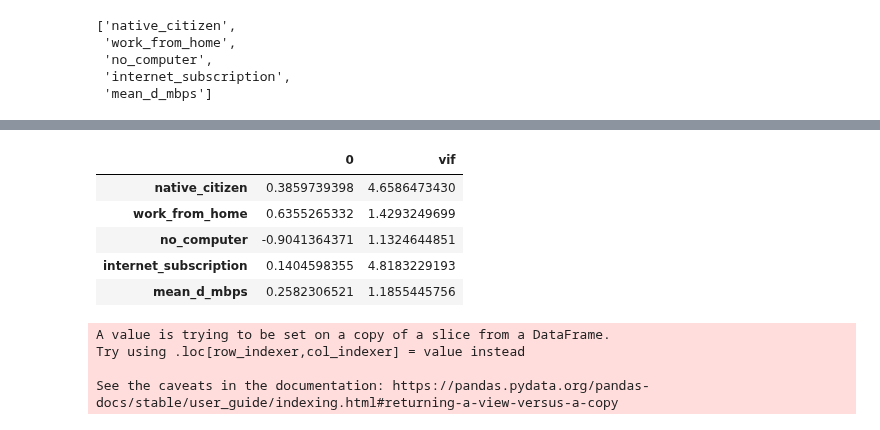
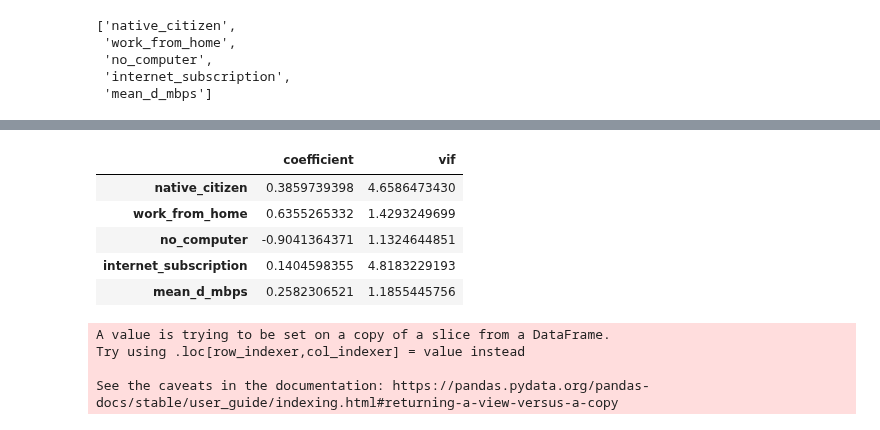
Before and after one commit to nicholasptran/eastern-washington-digital-equity, a Jupyter notebook: notebooks/pca_python4.ipynb, the cells around one changed output, grey strips where cells are left out. Drawn from its saved outputs; the diff is of its cells as text; code cells hidden in the pictures.

```diff
--- a/notebooks/pca_python4.ipynb
+++ b/notebooks/pca_python4.ipynb
@@ -96,6 +96,8 @@ class PCA:
 
         # kmo, total kmo
         self.kmo, self.total_kmo = calculate_kmo(self.scaled)
+        self.kmo = pd.DataFrame(self.data.columns, self.kmo).reset_index()
+        self.kmo = self.kmo.rename(columns={"index": "KMO", 0: "Variables"})
 
         # center data
         self.center = self.scaled.apply(lambda x: x - x.mean())
@@ -121,7 +123,7 @@ class PCA:
         self.loadings = pd.DataFrame(
             self.loadings, index=self.scaled.columns, columns=pc_list
         )
-        self.eigenvalues = pd.DataFrame(self.eigenvalues, index=pc_list)
+        self.eigenvalues = pd.DataFrame(self.eigenvalues, index=pc_list, columns=["eigenvalues"])
 
         # pca scores - scaled data * loadings
         self.scores = self.scaled @ self.loadings
@@ -277,9 +295,10 @@ adjr2: 0.9979151735655257
 # %%
 fin_df = pd.DataFrame(-model.coef_, model.feature_names_in_)
 fin_df["vif"] = [VIF(final_X.values, i) for i in range(final_X.shape[1])]
+fin_df = fin_df.rename(columns={0:"coefficient"})
 fin_df
 # %% [output]
-|  | 0 | vif |
+|  | coefficient | vif |
 | native_citizen | 0.3859739398 | 4.6586473430 |
 | work_from_home | 0.6355265332 | 1.4293249699 |
 | no_computer | -0.9041364371 | 1.1324644851 |
```
Also changed, not shown: parts of 8 cells of this notebook, 12 other files.
